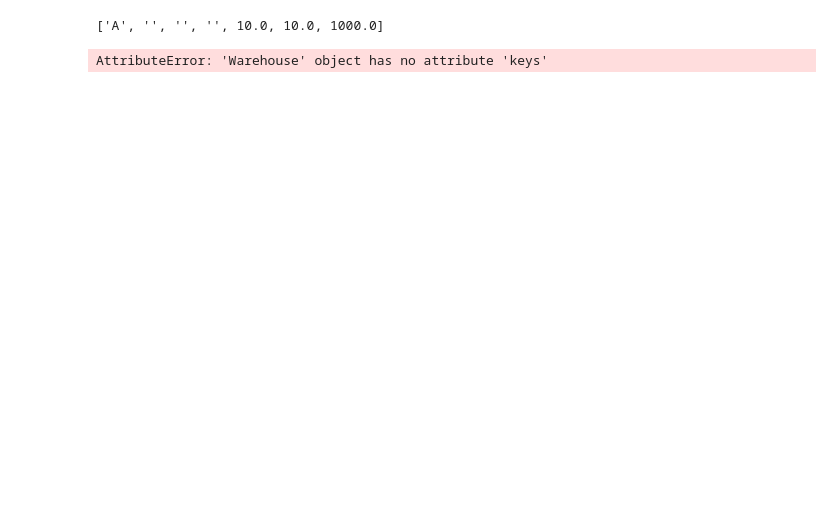
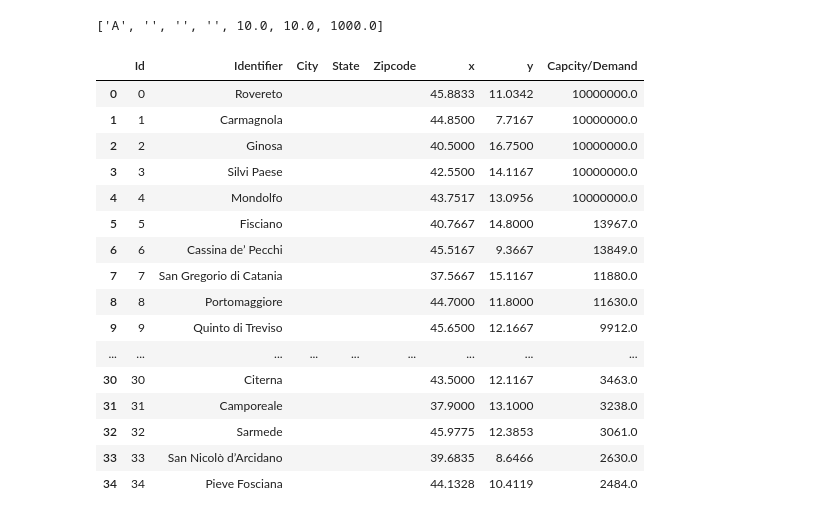
Before and after one commit to ropinotex/network_optimization, a Jupyter notebook: Netopt.ipynb, the cells around one changed output. Saved outputs shown, nothing was run; the diff lists cells and outputs as text; code cells hidden in the pictures; blank space fills up the shorter version.

Commit message:
Import data

```diff
--- a/Netopt.ipynb
+++ b/Netopt.ipynb
@@ -149,7 +186,23 @@ a = whs[0]
 list(a)
 # %% [output]
 ['A', '', '', '', 10.0, 10.0, 1000.0]
-# %%
-a.keys()
-# %% [output]
-AttributeError: 'Warehouse' object has no attribute 'keys'
+# %%
+show_data(whs)
+# %% [output]
+|  | Id | Identifier | City | State | Zipcode | x | y | Capcity/Demand |
+| 0 | 0 | Rovereto |  |  |  | 45.8833 | 11.0342 | 10000000.0 |
+| 1 | 1 | Carmagnola |  |  |  | 44.8500 | 7.7167 | 10000000.0 |
+| 2 | 2 | Ginosa |  |  |  | 40.5000 | 16.7500 | 10000000.0 |
+| 3 | 3 | Silvi Paese |  |  |  | 42.5500 | 14.1167 | 10000000.0 |
+| 4 | 4 | Mondolfo |  |  |  | 43.7517 | 13.0956 | 10000000.0 |
+| 5 | 5 | Fisciano |  |  |  | 40.7667 | 14.8000 | 13967.0 |
+| 6 | 6 | Cassina de’ Pecchi |  |  |  | 45.5167 | 9.3667 | 13849.0 |
+| 7 | 7 | San Gregorio di Catania |  |  |  | 37.5667 | 15.1167 | 11880.0 |
+| 8 | 8 | Portomaggiore |  |  |  | 44.7000 | 11.8000 | 11630.0 |
+| 9 | 9 | Quinto di Treviso |  |  |  | 45.6500 | 12.1667 | 9912.0 |
+| ... | ... | ... | ... | ... | ... | ... | ... | ... |
+| 30 | 30 | Citerna |  |  |  | 43.5000 | 12.1167 | 3463.0 |
+| 31 | 31 | Camporeale |  |  |  | 37.9000 | 13.1000 | 3238.0 |
+| 32 | 32 | Sarmede |  |  |  | 45.9775 | 12.3853 | 3061.0 |
+| 33 | 33 | San Nicolò d’Arcidano |  |  |  | 39.6835 | 8.6466 | 2630.0 |
+| 34 | 34 | Pieve Fosciana |  |  |  | 44.1328 | 10.4119 | 2484.0 |
```
Also changed, not shown: parts of 19 cells of this notebook, 3 other files.
